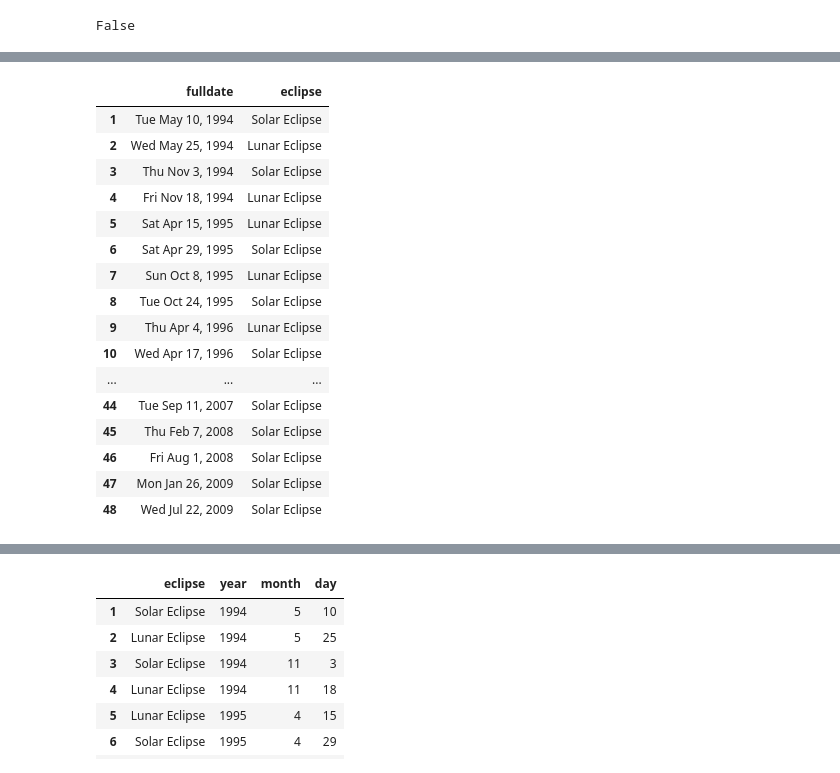
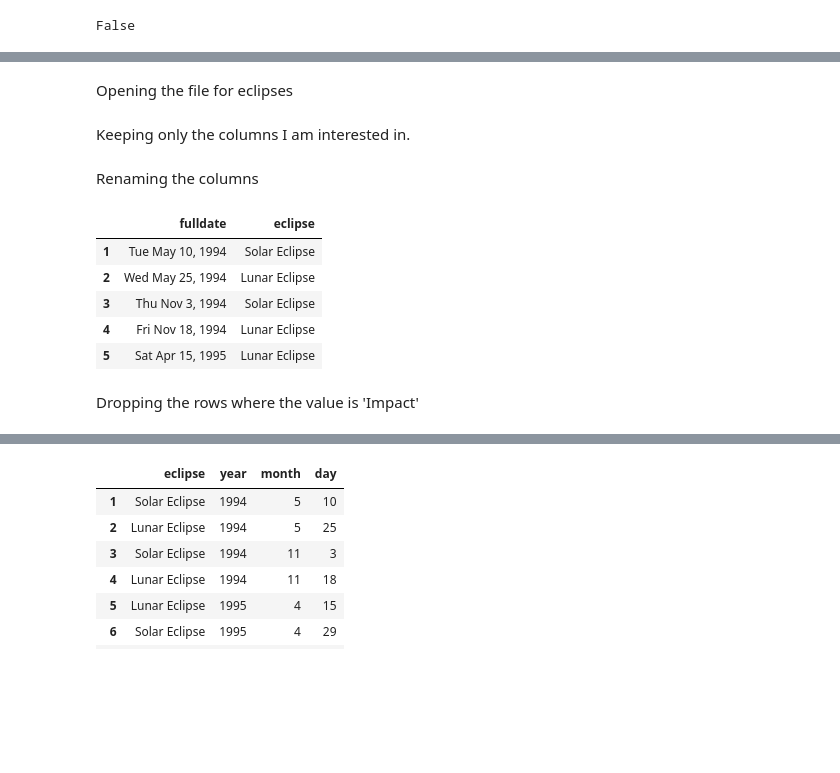
Before and after one commit to Ankourii/ETL, a Jupyter notebook: notebooks/Cleaning.ipynb, the cells around one changed output, grey strips where cells are left out. Drawn from its saved outputs; the diff is of its cells as text; code cells hidden in the pictures; blank space fills up the shorter version.

```diff
--- a/notebooks/Cleaning.ipynb
+++ b/notebooks/Cleaning.ipynb
@@ -133,31 +109,28 @@ eclipses=eclipses_ori.copy()
+# %% [markdown]
+Opening the file for eclipses
 # %%
 eclipses=eclipses[['0','2']]
+# %% [markdown]
+Keeping only the columns I am interested in.
 # %%
 eclipses=eclipses.rename(columns={'0':'fulldate','2':'eclipse'})
+# %% [markdown]
+Renaming the columns
 # %%
 to_drop=eclipses['eclipse'][eclipses['eclipse']=='Impact'].index
 # %%
 eclipses=eclipses.drop(to_drop)
 # %%
-eclipses
+eclipses.head()
 # %% [output]
 |  | fulldate | eclipse |
 | 1 | Tue May 10, 1994 | Solar Eclipse |
 | 2 | Wed May 25, 1994 | Lunar Eclipse |
 | 3 | Thu Nov 3, 1994 | Solar Eclipse |
 | 4 | Fri Nov 18, 1994 | Lunar Eclipse |
 | 5 | Sat Apr 15, 1995 | Lunar Eclipse |
-| 6 | Sat Apr 29, 1995 | Solar Eclipse |
-| 7 | Sun Oct 8, 1995 | Lunar Eclipse |
-| 8 | Tue Oct 24, 1995 | Solar Eclipse |
-| 9 | Thu Apr 4, 1996 | Lunar Eclipse |
-| 10 | Wed Apr 17, 1996 | Solar Eclipse |
-| ... | ... | ... |
-| 44 | Tue Sep 11, 2007 | Solar Eclipse |
-| 45 | Thu Feb 7, 2008 | Solar Eclipse |
-| 46 | Fri Aug 1, 2008 | Solar Eclipse |
-| 47 | Mon Jan 26, 2009 | Solar Eclipse |
-| 48 | Wed Jul 22, 2009 | Solar Eclipse |
+# %% [markdown]
+Dropping the rows where the value is 'Impact'
 # %%
 eclipses['year']=eclipses['fulldate']
 eclipses['month']=eclipses['fulldate']
```
Also changed, not shown: parts of 34 cells of this notebook, 2 other files.
